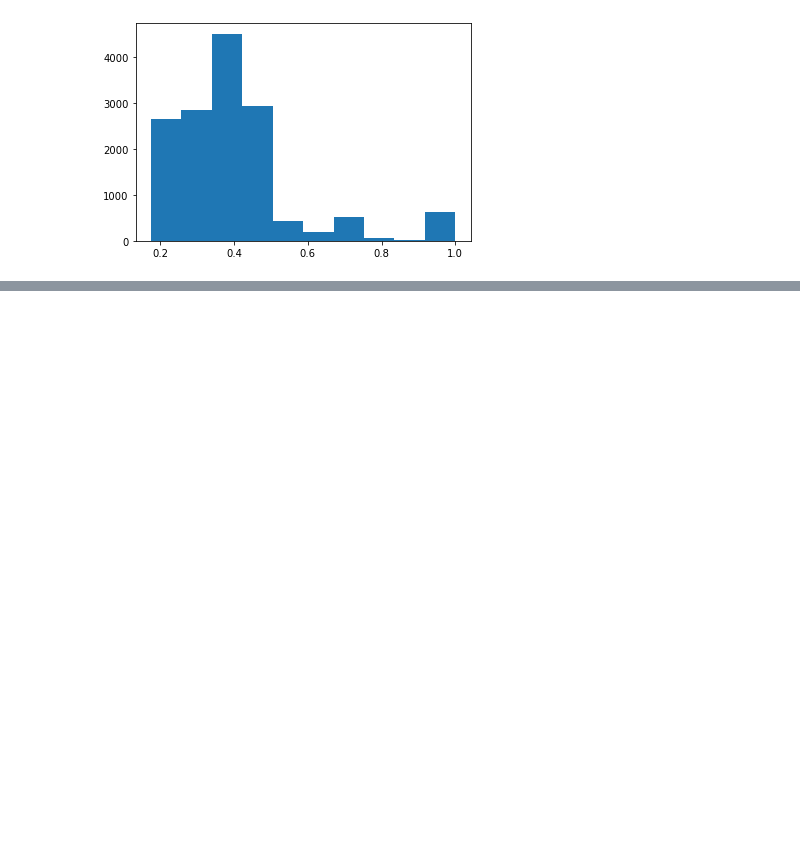
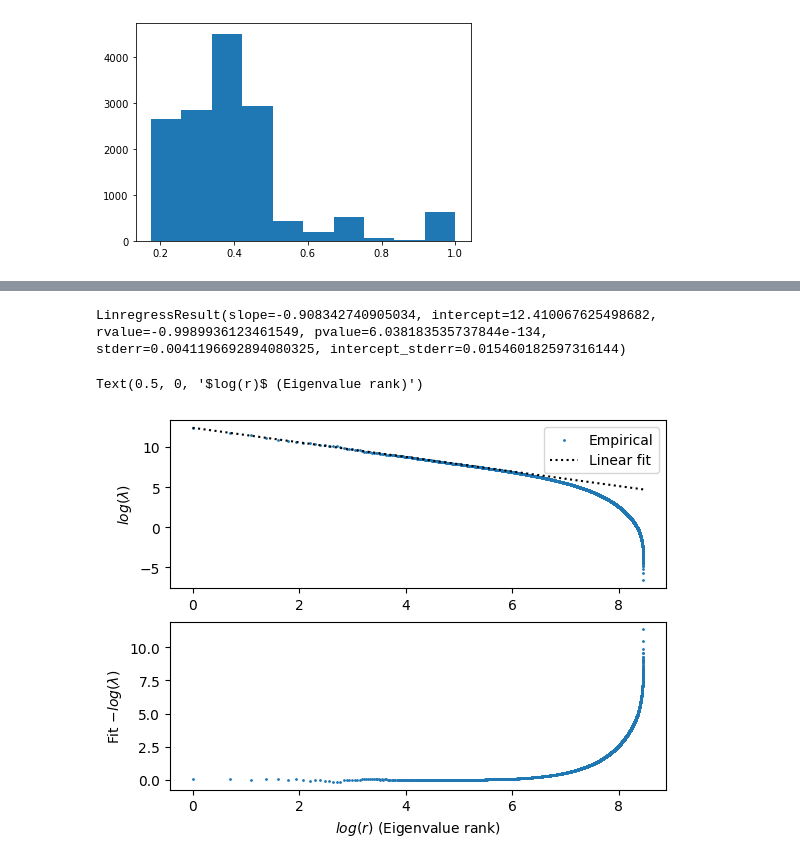
Before and after one commit to andrewcboardman/pyGEMME, a Jupyter notebook: examples/evo_distances.ipynb, the cells around one changed output, grey strips where cells are left out. Drawn from its saved outputs; the diff is of its cells as text; code cells hidden in the pictures; blank space fills up the shorter version.

```diff
--- a/examples/evo_distances.ipynb
+++ b/examples/evo_distances.ipynb
@@ -608,0 +685,40 @@ weighted_id(msa_file, jet_res_file, 100, mode='pairwise')
+# %%
+w,v = np.linalg.eig(C)
+w = np.real(w)
+v = np.real(v)
+# %%
+from scipy.stats import linregress
+
+
+
+w_ = w[(w> 0)]
+w_ = w_[np.log(w_) > -20]
+w_ = np.sort(w_)[::-1]
+rank = np.arange(1, len(w_)+1)
+
+
+lr = linregress(np.log(rank[:100]),np.log(w_[:100]))
+print(lr)
+
+fit = np.log(rank) * lr.slope + lr.intercept
+
+grad = -np.gradient(2 * np.log(w_), np.log(rank))
+
+x = np.linspace(np.log(rank[100]), np.max(np.log(rank)), 100)
+
+fig, ax = plt.subplots(2, 1)
+
+ax[0].scatter(np.log(rank), np.log(w_), s=1, label = 'Empirical')
+ax[0].plot(np.log(rank), fit, color='k', linestyle='dotted',label = 'Linear fit')
+#ax[0].set_xlabel((r'$log(r)$ (Eigenvalue rank)'))
+ax[0].set_ylabel(r'$log(\lambda)$')
+ax[0].legend()
+
+ax[1].scatter(np.log(rank), fit - np.log(w_), s = 1)
+#ax[1].plot(x, BSpline(*tck)(x), color='k',linestyle='dotted')
+ax[1].set_ylabel(r'Fit $- log(\lambda)$')
+ax[1].set_xlabel(r'$log(r)$ (Eigenvalue rank)')
+# %% [output]
+LinregressResult(slope=-0.908342740905034, intercept=12.410067625498682, rvalue=-0.9989936123461549, pvalue=6.038183535737844e-134, stderr=0.0041196692894080325, intercept_stderr=0.015460182597316144)
+Text(0.5, 0, '$log(r)$ (Eigenvalue rank)')
+[figure, added]
```
Also changed, not shown: parts of 22 cells of this notebook, 1 other file.
